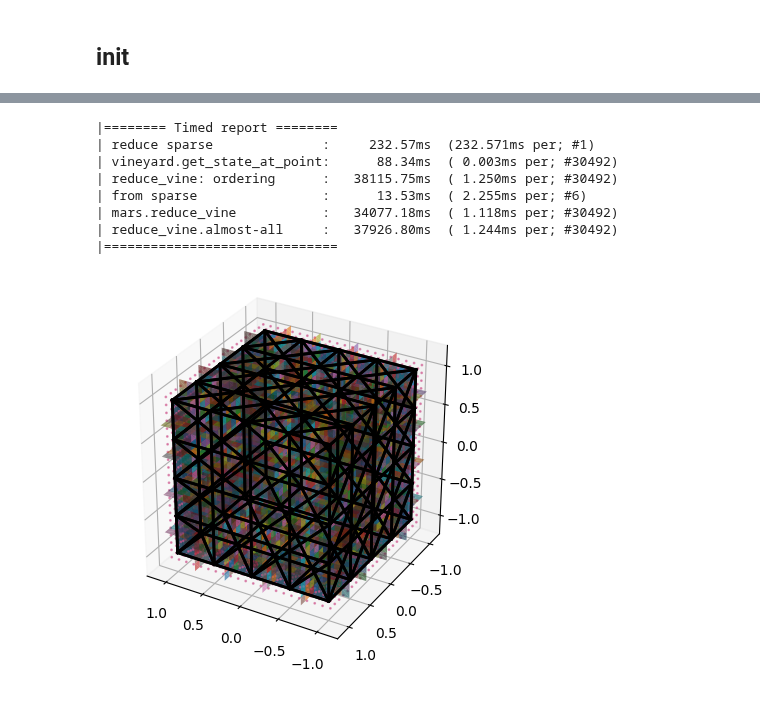
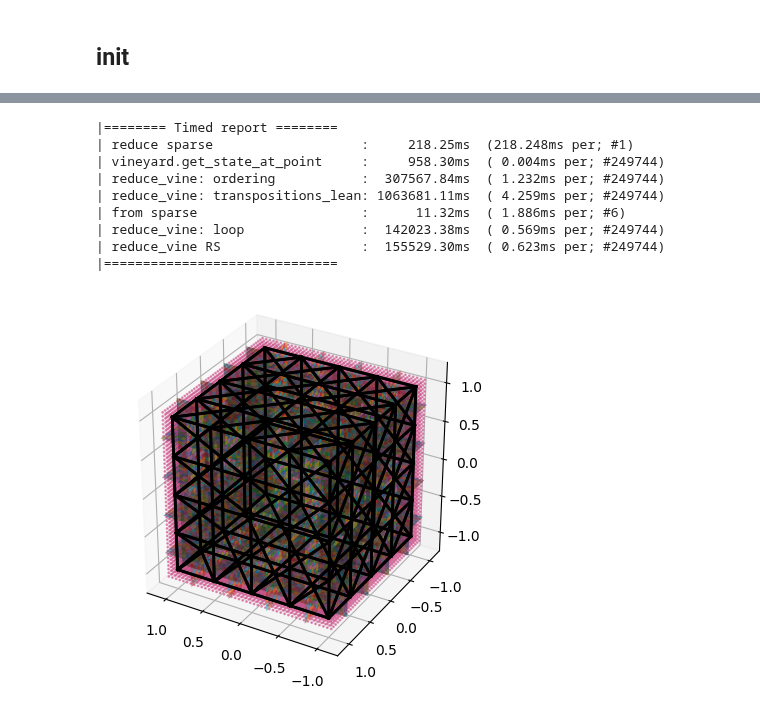
Before and after one commit to medial-ax/medial-ax, a Jupyter notebook: makethings.ipynb, the cells around one changed output, grey strips where cells are left out. Drawn from its saved outputs; the diff is of its cells as text; code cells hidden in the pictures.

Commit message:
dense thingy

```diff
--- a/makethings.ipynb
+++ b/makethings.ipynb
@@ -57,3 +57,23 @@ def export_obj(ex: ex.Example, complex: cplx.complex, faces: List[np.ndarray]):
             f.write(f'v {d[0]} {d[1]} {d[2]}\n')
             f.write(f'f {vi + 0} {vi + 1} {vi + 2} {vi + 3}\n')
             vi += 4
+# %%
+example = ex.cube_1
+our_complex = inp.read_obj(example.filename)
+gridd = grid.Grid3.from_complex(our_complex, example.grid_size, buffer=example.grid_buffer)
+
+class vineyard2(vin.vineyard):
+  def get_point_key(self, point: np.ndarray):
+    return gridd.cell_of(point)
+
+  def on_faustian(self, s1: cplx.simplex, s2: cplx.simplex, a: np.ndarray, b: np.ndarray):
+    super().on_faustian(s1, s2, a, b)
+    print(f'faustian: {s1} {s2} {a} {b}')
+
+(cx, cy, cz) = gridd.center_index()
+cx += 2
+v = vineyard2(our_complex)
+state0 = v.reduce((cx, cy, cz), version=vin.Version.Sparse)
+state1 = v.reduce_vine(state0, gridd.coordinate((cx+1, cy, cz)))
+
+utils.Timed.report()
@@ -60,5 +118,5 @@ def export_obj(ex: ex.Example, complex: cplx.complex, faces: List[np.ndarray]):
 # %%
-example = ex.cube_3
+example = ex.cube_3_densegrid
 
 our_complex = inp.read_obj(example.filename)
 gridd = grid.Grid3.from_complex(our_complex, example.grid_size, buffer=example.grid_buffer)
@@ -71,44 +129,46 @@ class vineyard2(vin.vineyard):
   def on_faustian(self, s1: cplx.simplex, s2: cplx.simplex, a: np.ndarray, b: np.ndarray):
     super().on_faustian(s1, s2, a, b)
     if s1.dim() == 0:
-      # cob1 = set(our_complex.get_coboundary(s1))
-      # cob2 = set(our_complex.get_coboundary(s2))
+      cob1 = set(our_complex.get_coboundary(s1))
+      cob2 = set(our_complex.get_coboundary(s2))
+      # pruning
       # if cob1 & cob2:
       #   return
       c1 = gridd.cell_of(a)
       c2 = gridd.cell_of(b)
       faces.append(gridd.dual_face(c1, c2))
 
 v = vineyard2(our_complex)
 
 n_edges = gridd.number_of_grid_edges()
 visit_count = 0
 def visit(new_cell: Tuple[int,int,int], old_cell: Tuple[int,int,int]):
   global visit_count
   visit_count += 1
   perf = visit_count / n_edges * 100
   print(f'visiting {visit_count}/{n_edges} ({perf:.1f}%)\r', end='')
   if old_cell is None:
     center_point = gridd.coordinate(new_cell)
     v.reduce(center_point)
   else:
     old_point = gridd.coordinate(old_cell)
     old_state = v.get_state_at_point(old_point)
     new_point = gridd.coordinate(new_cell)
     v.reduce_vine(old_state, new_point)
 
 gridd.flood_fill_visit(gridd.center_index(), visit)
 utils.Timed.report()
 
 ourplot.plot_vineyard_results(our_complex, gridd, faces, CameraOpt(azim=120, elev=30))
 export_obj(example, our_complex, faces)
 # %% [output]
 |======== Timed report ========
-| reduce sparse              :     232.57ms  (232.571ms per; #1)
-| vineyard.get_state_at_point:      88.34ms  ( 0.003ms per; #30492)
-| reduce_vine: ordering      :   38115.75ms  ( 1.250ms per; #30492)
-| from sparse                :      13.53ms  ( 2.255ms per; #6)
-| mars.reduce_vine           :   34077.18ms  ( 1.118ms per; #30492)
-| reduce_vine.almost-all     :   37926.80ms  ( 1.244ms per; #30492)
+| reduce sparse                   :     218.25ms  (218.248ms per; #1)
+| vineyard.get_state_at_point     :     958.30ms  ( 0.004ms per; #249744)
+| reduce_vine: ordering           :  307567.84ms  ( 1.232ms per; #249744)
+| reduce_vine: transpositions_lean: 1063681.11ms  ( 4.259ms per; #249744)
+| from sparse                     :      11.32ms  ( 1.886ms per; #6)
+| reduce_vine: loop               :  142023.38ms  ( 0.569ms per; #249744)
+| reduce_vine RS                  :  155529.30ms  ( 0.623ms per; #249744)
 |==============================
-[figure, old version]
+[figure, new version]
```
Also changed, not shown: parts of 3 cells of this notebook, 1 other file.
